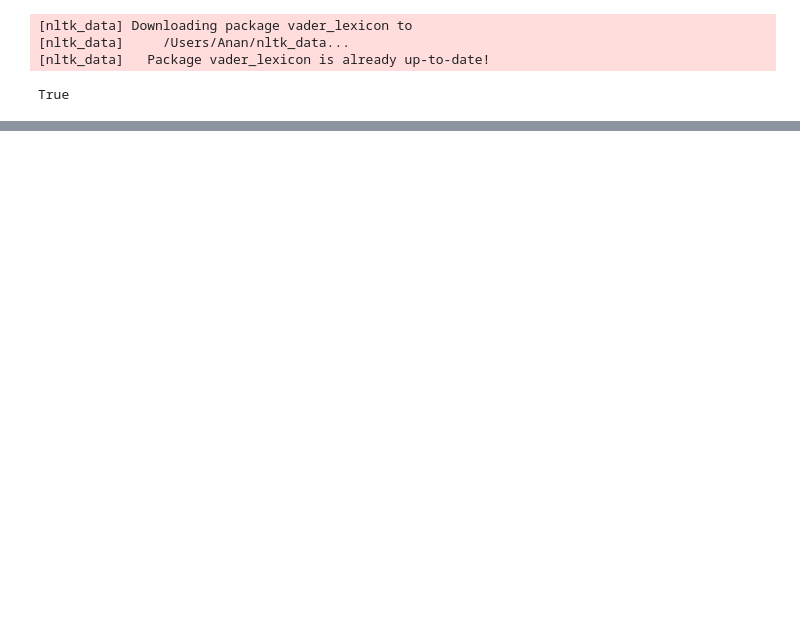
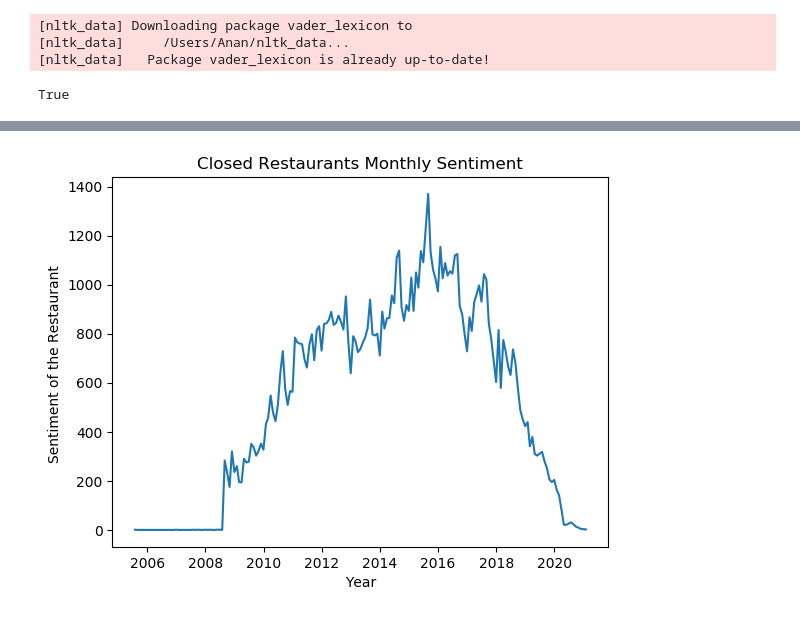
Before and after one commit to CMPT733-Data-Banana/Final_Project, a Jupyter notebook: review analysis/Monthly Sentiment Analysis/Monthly_sentiment_open.ipynb, the cells around one changed output, grey strips where cells are left out. Drawn from its saved outputs; the diff is of its cells as text; code cells hidden in the pictures; blank space fills up the shorter version.

```diff
--- a/review analysis/Monthly Sentiment Analysis/Monthly_sentiment_open.ipynb
+++ b/review analysis/Monthly Sentiment Analysis/Monthly_sentiment_open.ipynb
@@ -35,0 +56,9 @@ close_monthly_sentiment = sent.resample('M').mean()
+# %%
+plt.plot(count_closed)
+plt.xlabel('Year')
+plt.ylabel('Sentiment of the Restaurant ')
+plt.title('Closed Restaurants Monthly Sentiment')
+plt.savefig('Closed Restaurants Sentiment per month.png',dpi=300, bbox_inches = "tight")
+plt.show()
+# %% [output]
+[figure, added]
```
Also changed, not shown: parts of 27 cells of this notebook, 27 other files.
